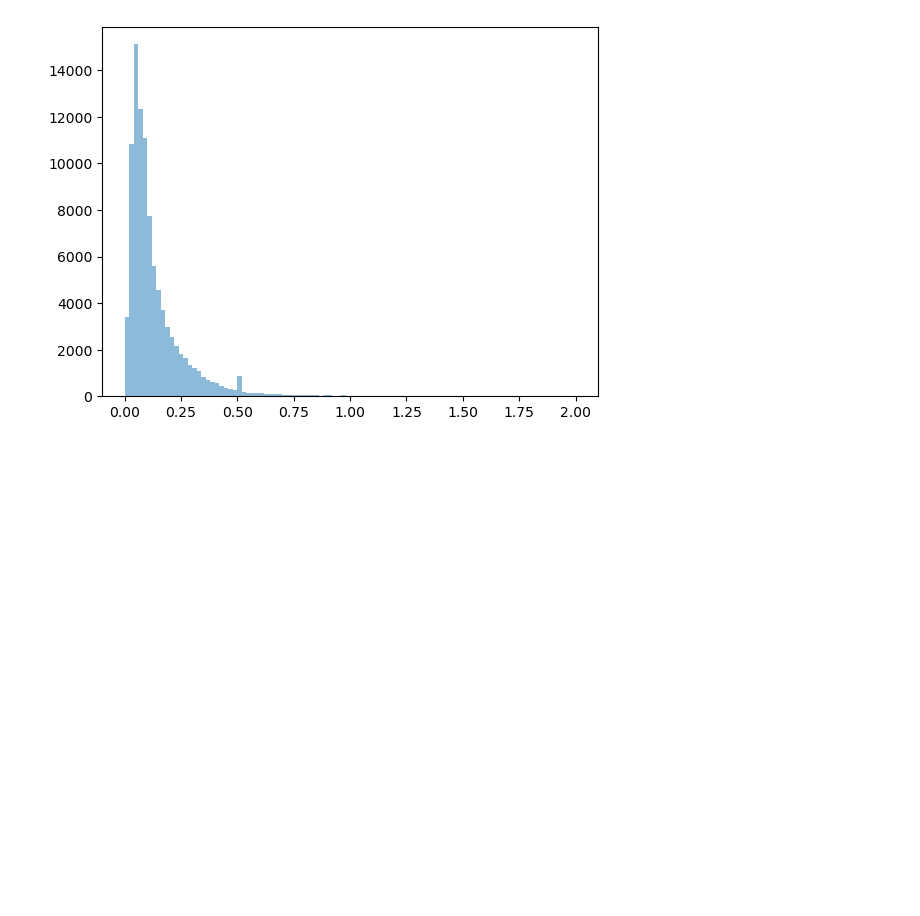
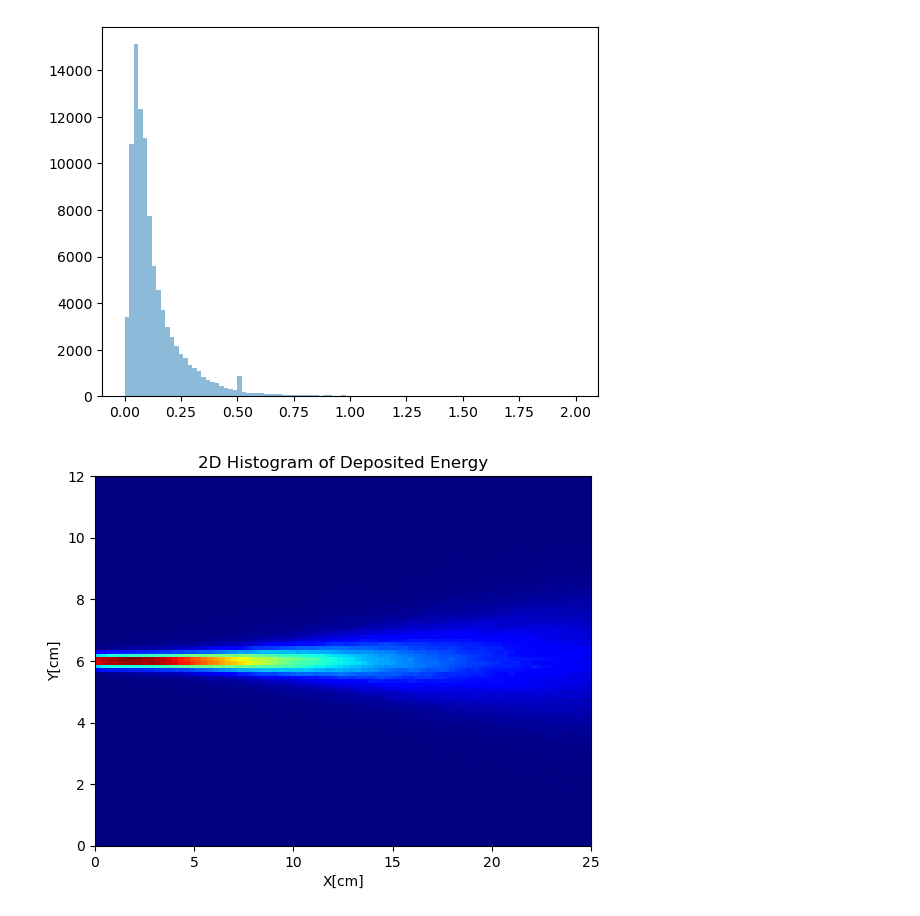
Before and after one commit to francescouni0/Online-Monitoring, a Jupyter notebook: Analysis.ipynb, the cells around one changed output. Drawn from its saved outputs; the diff is of its cells as text; code cells hidden in the pictures; blank space fills up the shorter version.

```diff
--- a/Analysis.ipynb
+++ b/Analysis.ipynb
@@ -345,3 +345,25 @@ plt.hist(data['EDepDet'], bins=100, alpha=0.5,range=(0,2))
 plt.show()
 # %% [output]
 [figure]
+# %%
+import numpy as np
+import matplotlib.pyplot as plt
+
+# Read the data from the file
+data = np.loadtxt("build/edep2d.txt", delimiter=",")
+
+# Extract the x and y coordinates
+x = data[:, 0]*0.3
+y = data[:, 2]*0.12
+
+# Create a 2D histogram
+plt.hist2d(x, y,weights=data[:,3], bins=(84,100), cmap='jet',range=[[0, 25], [0, 12]])
+
+# Add labels and title
+plt.xlabel('X[cm]')
+plt.ylabel('Y[cm]')
+plt.title('2D Histogram of Deposited Energy')
+
+plt.show()
+# %% [output]
+[figure, added]
```
